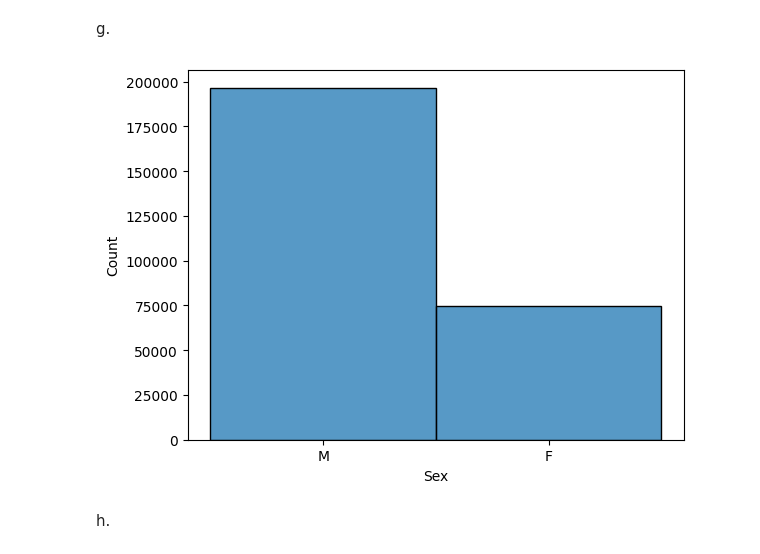
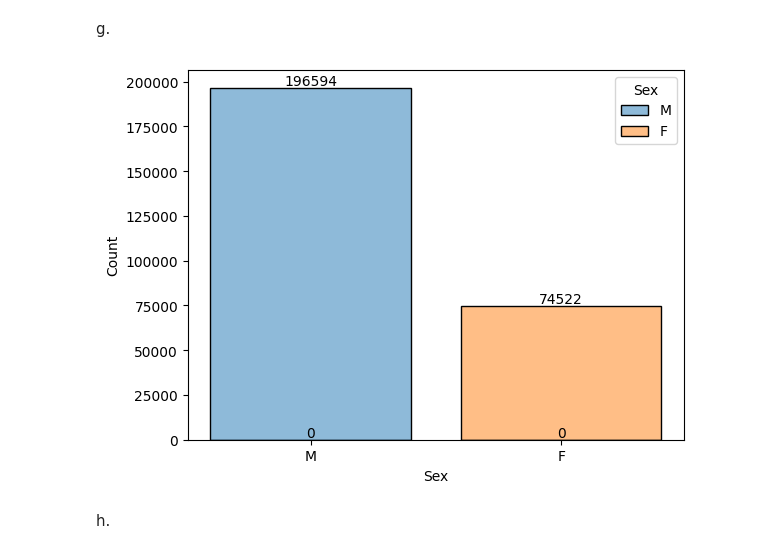
Before and after one commit to Ludwilton/Projekt-OS-Norge, a Jupyter notebook: uppgift_0/uppgift.0.LUDWIG.ipynb, the cells around one changed output. Drawn from its saved outputs; the diff is of its cells as text; code cells hidden in the pictures.

Commit message:
clean up plots/comments

```diff
--- a/uppgift_0/uppgift.0.LUDWIG.ipynb
+++ b/uppgift_0/uppgift.0.LUDWIG.ipynb
@@ -99,11 +101,13 @@ Name: Age, dtype: float64
 f.
 # %% [markdown]
 g.
-# %%
-sns.histplot(data=df, x="Sex")
-px.pie(df, names="Sex")
-# %% [output]
-[figure, removed]
+# %%
+
+ax = sns.histplot(data=df, x="Sex",shrink=.8, hue="Sex")
+for container in ax.containers: # pop info labels on bars
+    ax.bar_label(container)
+# %% [output]
+[figure, added]
 # %% [markdown]
 h.
 # %% [markdown]
```
Also changed, not shown: parts of 3 cells of this notebook.
